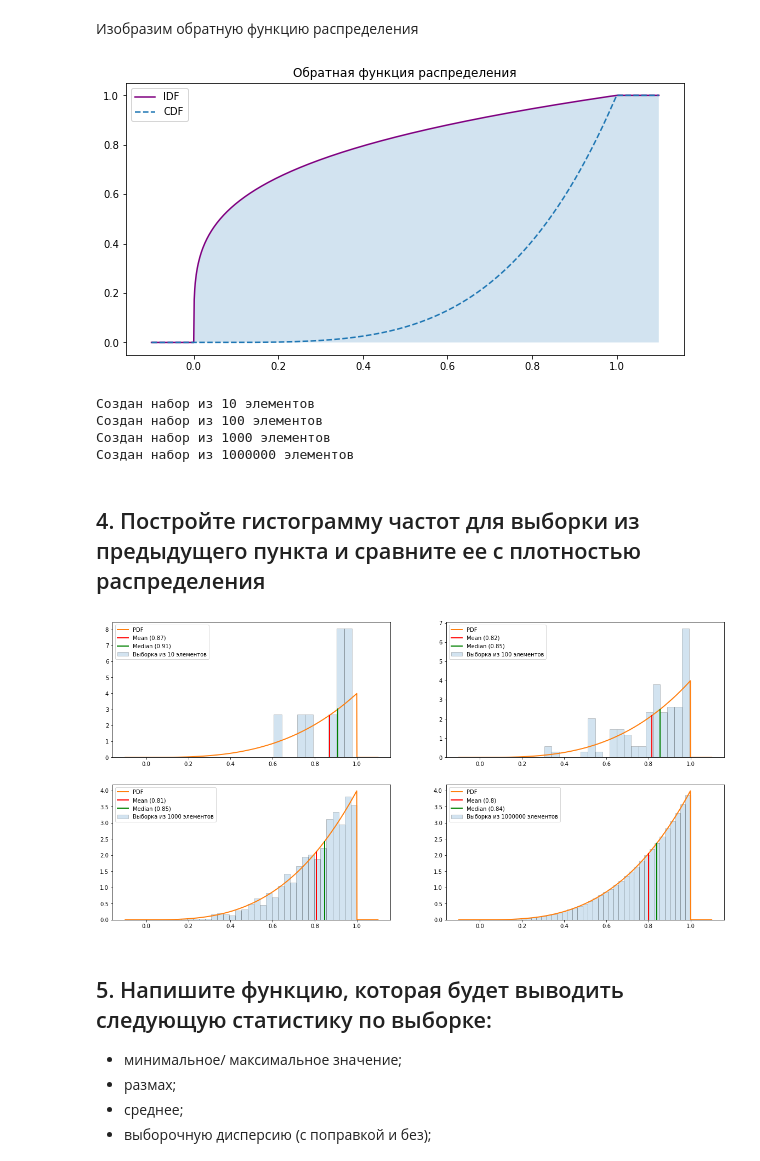
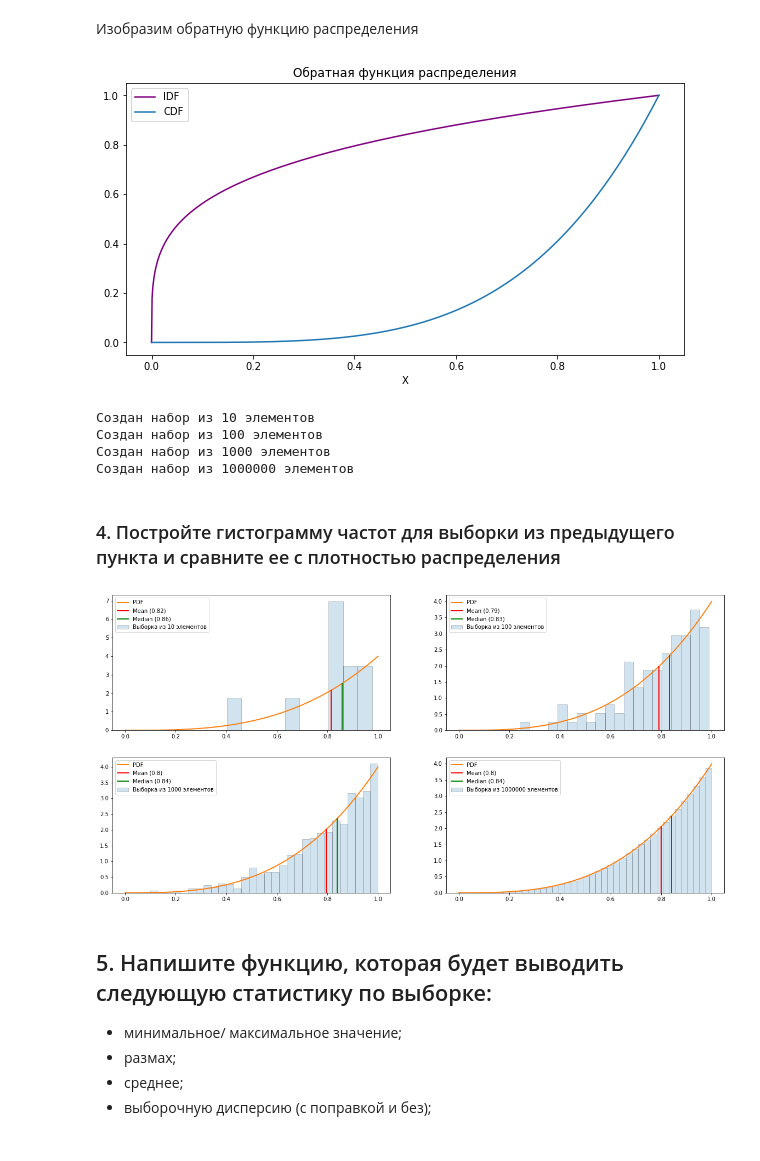
Before and after one commit to CyberCheshir/FinMath, a Jupyter notebook: Лабораторная 1.ipynb, the cells around one changed output. Saved outputs shown, nothing was run; the diff lists cells and outputs as text; code cells hidden in the pictures.

```diff
--- a/Лабораторная 1.ipynb
+++ b/Лабораторная 1.ipynb
@@ -61,7 +61,7 @@ def cdf_function(x: float):
 pdf = np.vectorize(pdf_function,otypes=[float])
 cdf = np.vectorize(cdf_function,otypes=[float])
 
-margin = 0.1 # отступ в рамках отрезка [A, B]
+margin = 0.0 # отступ в рамках отрезка [A, B]
 interval = np.linspace(A - margin,B + margin , num=10**3) # наш интервал значений
 pdf_x = pdf(interval) # значения плотности распределения
 cdf_x = cdf(interval) # значения функции распределения
@@ -125,7 +146,7 @@ def idf_function(x):
     global A_INV, B_INV
     if x >= A_INV and x <=B_INV:
         if x >= 0:
-            return pow(x,1/4)
+            return pow(x,0.25)
         if x < 0:
             return -pow(abs(x),0.25)
     elif x < A_INV:
@@ -144,15 +165,16 @@ idf_x = idf(inverse_interval)  # значения обратной функци
 # %%
 plt.figure(figsize=(10, 5))
 plt.title('Обратная функция распределения')
+plt.xlabel('X')
+
 plt.plot(inverse_interval, idf_x, color='purple',
          label='IDF')
-plt.plot(interval, cdf_x, linestyle ='--',label = 'CDF')
-plt.fill_between(inverse_interval, idf_x, linewidth=0.0,alpha =0.2)
+plt.plot(interval, cdf_x,label = 'CDF')
 
 plt.legend(loc='best')
 plt.show()
 # %% [output]
-[figure, old version]
+[figure, new version]
 # %%
 # Генерация выборки размера number
 def create_sample(number):
@@ -168,7 +190,7 @@ samples = [create_sample(i) for i in [10, 100, 1000, 10**6]]  # список в
 Создан набор из 1000 элементов
 Создан набор из 1000000 элементов
 # %% [markdown]
-## 4. Постройте гистограмму частот для выборки из предыдущего пункта и сравните ее с плотностью распределения
+### 4. Постройте гистограмму частот для выборки из предыдущего пункта и сравните ее с плотностью распределения
 # %%
 plt.figure(figsize=(20, 10))
 for i in range(1, 5):
@@ -182,7 +204,7 @@ for i in range(1, 5):
     plt.plot([x_median,x_median],[0,pdf_function(x_median)],linewidth=2,color='green', label =f'Median ({round(x_median,2)})')
     plt.legend(loc='best')
 # %% [output]
-[figure, old version]
+[figure, new version]
 # %% [markdown]
 ## 5. Напишите функцию, которая будет выводить следующую статистику по выборке:
 - минимальное/ максимальное значение;
```
Also changed, not shown: parts of 9 cells of this notebook.
